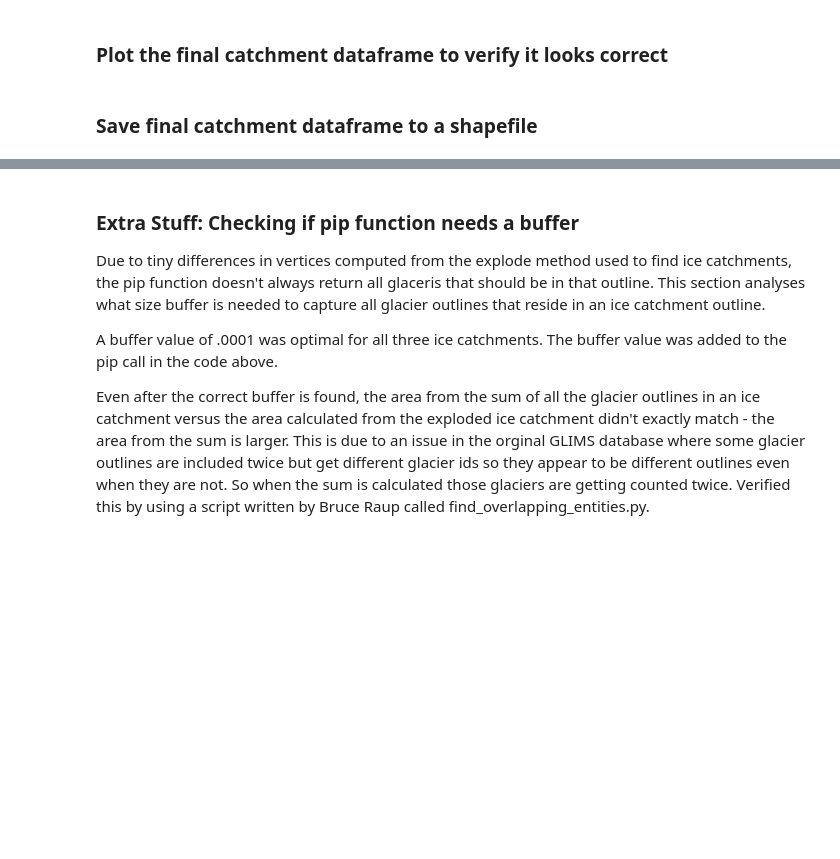
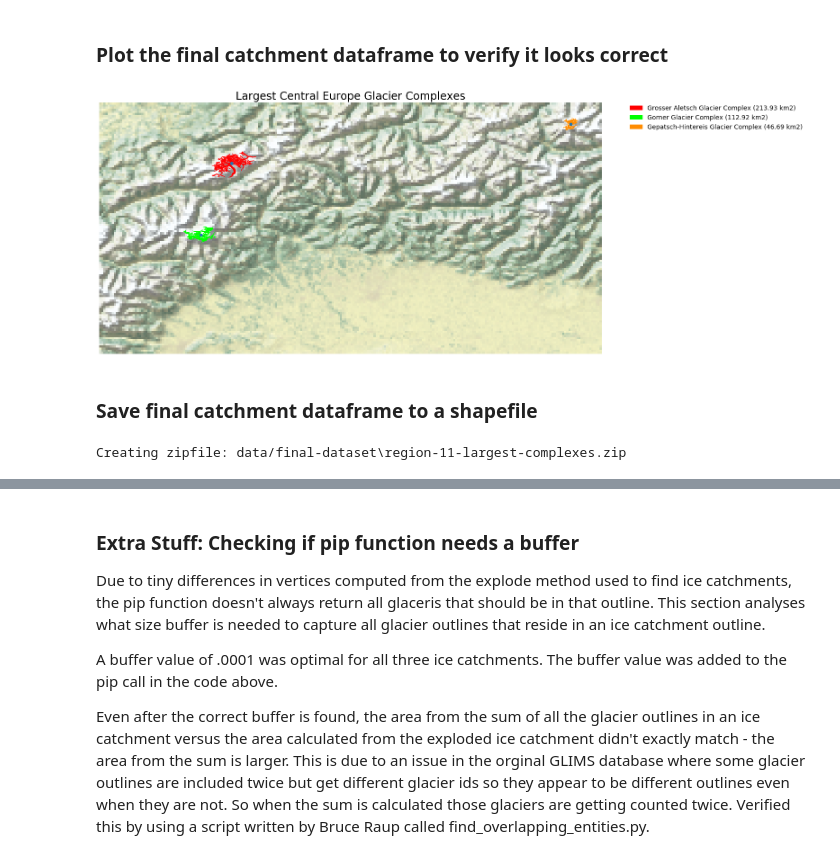
Before and after one commit to windnage/wgms-glacier-project, a Jupyter notebook: notebooks/9-analyze-region-11-central-europe.ipynb, the cells around one changed output, grey strips where cells are left out. Cells and saved outputs as stored; diff of their text form; code cells hidden in the pictures; blank space fills up the shorter version.

```diff
--- a/notebooks/9-analyze-region-11-central-europe.ipynb
+++ b/notebooks/9-analyze-region-11-central-europe.ipynb
@@ -658,13 +700,21 @@ for i in range(len(largest_ic_3_glims_ids)):
+# %%
+# Find the centroid of the glacier complex and add the lat/lon to the dataframe
+centroidseries = final_catchment_data_df['geometry'].centroid
 # %%
 # Add the dates to the dataframe
 final_catchment_data_df['min_date'] = [largest_ic_1_min_date, largest_ic_2_min_date, largest_ic_3_min_date]
 
 final_catchment_data_df['max_date'] = [largest_ic_1_max_date, largest_ic_2_max_date, largest_ic_3_max_date]
 
+# Add lat/lon
+final_catchment_data_df['cenlat'] = [centroidseries.geometry.y[0], centroidseries.geometry.y[1],
+                                     centroidseries.geometry.y[2]]
+final_catchment_data_df['cenlon'] = [centroidseries.geometry.x[0], centroidseries.geometry.x[1],
+                                     centroidseries.geometry.x[2]]
+
 # Reorder the columns
 final_catchment_data_df = final_catchment_data_df[['region_no', 'reg_name', 'ic_name', 'primeclass', 'area',
-                                                   'min_date', 'max_date', 'geometry']]
-
+                                                   'min_date', 'max_date', 'cenlat', 'cenlon', 'geometry']]
 # Rename the area column
 final_catchment_data_df.rename(columns={'area': 'area_km2'}, inplace=True)
 
@@ -692,33 +747,38 @@ fig, ax = plt.subplots(figsize=(20, 20))
 minx, miny, maxx, maxy = region_outline.total_bounds
 # Zoom
 minx = 7
 miny = 45
 maxx = 11
 maxy = 47
 ax.set_xlim(minx, maxx)
 ax.set_ylim(miny, maxy)
 
 # Plot natural earth basemap for Region 7
 ep.plot_rgb(ne_raster,
             rgb=[0, 1, 2],
             extent=ne_src_extent,
             ax=ax)
 
 # Plot largest
 final_catchment_data_df.iloc[0:1].plot(ax=ax, color="red")
 final_catchment_data_df.iloc[1:2].plot(ax=ax, color="lime")
 final_catchment_data_df.iloc[2:3].plot(ax=ax, color="darkorange")
 ax.set_title('Largest ' + region_name + ' Glacier Complexes', fontsize=24)
 ax.set_axis_off()
 
+# Plot the center points of the glacier complexes
+centroidseries.plot(ax=ax)
+
 # Add legend
 ax.legend(handles=legend_patches,
          facecolor ="white",
          edgecolor = "white",
          fontsize = 14,
          bbox_to_anchor=(1.05, 1), loc='upper left', borderaxespad=0.)
 
 plt.show()
+# %% [output]
+[figure, added]
 # %% [markdown]
 ### Save final catchment dataframe to a shapefile
 # %%
@@ -734,6 +794,8 @@ if os.path.exists(catchment_zipfile_fn) == False:
     print("Creating zipfile: " + catchment_zipfile_fn)
 else:
     print(catchment_zipfile_fn + " already extists")
+# %% [output]
+Creating zipfile: data/final-dataset\region-11-largest-complexes.zip
 # %%
 # Save the glims ids to a text file because the text is too long to be saved to a shapefile
 text_file_1st_fn = "data/final-dataset/region-" + region_number + "-1st-largest-glims-ids.txt"
```
Also changed, not shown: parts of 9 cells of this notebook, 5 other files.
